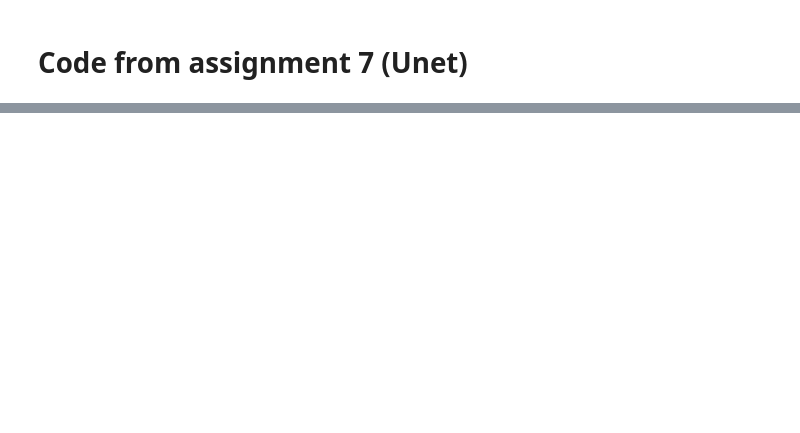
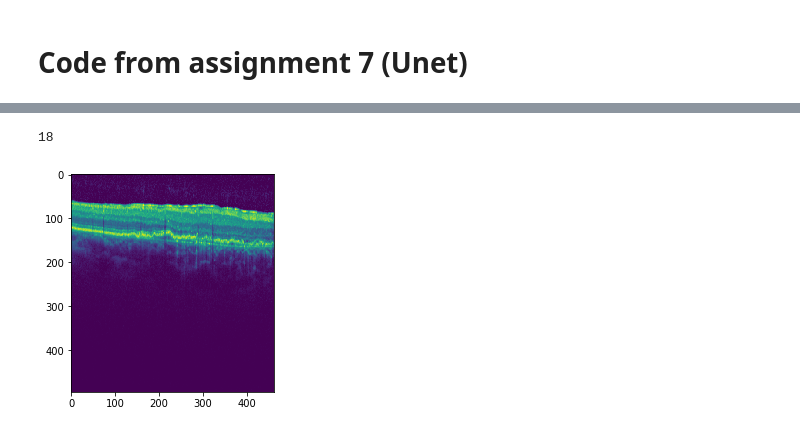
Before and after one commit to gabrielraya/intraretinal-cyst-fluid-detection, a Jupyter notebook: code/first_try_unet.ipynb, the cells around one changed output, grey strips where cells are left out. Cells and saved outputs as stored; diff of their text form; code cells hidden in the pictures; blank space fills up the shorter version.

```diff
--- a/code/first_try_unet.ipynb
+++ b/code/first_try_unet.ipynb
@@ -516,5 +559,5 @@ TEST_FOLDER = 'gdrive/Team Drives/ISMI-FinalProject/cyst_segmentation_ISMI_test_
 # %%
-def pad_prediction(prediction, input_size, pad_with=-1.0):
+def pad_prediction(prediction, input_size, pad_with=-0.0):
     """Only for visualization purpose, it introduces artificial -1."""
     pad_pred = pad_with * np.ones(input_size).astype(float)
     pred_size = prediction.shape
@@ -535,6 +578,7 @@ for t in x_test_files:
   spacings.append(raw.GetSpacing())
   img = pad_n_crop_(img, 256, 256).reshape(img.shape[0],256,256,1)/255.
   temp = t.split('/')[-1]
+  name = temp.split('.')[0]
   names.append(temp.split('.')[0])
   for i in range(img.shape[0]):
     #print(img.shape)
@@ -560,3 +599,19 @@ print('image spacing: {}'.format(raw_img.GetSpacing()))
+# %%
+k = load_img(x_test_files[14]).astype('float32')
+# %%
+
+keks = []
+for isa in range(k.shape[0]):
+  keks.append(k[isa,:,:])
+# %%
+len(keks)
+# %% [output]
+18
+# %%
+for i in keks:
+  plt.imshow(i)
+# %% [output]
+[figure, added]
 # %%
 names = []
 for n in p:
```
Also changed, not shown: parts of 21 cells of this notebook.
